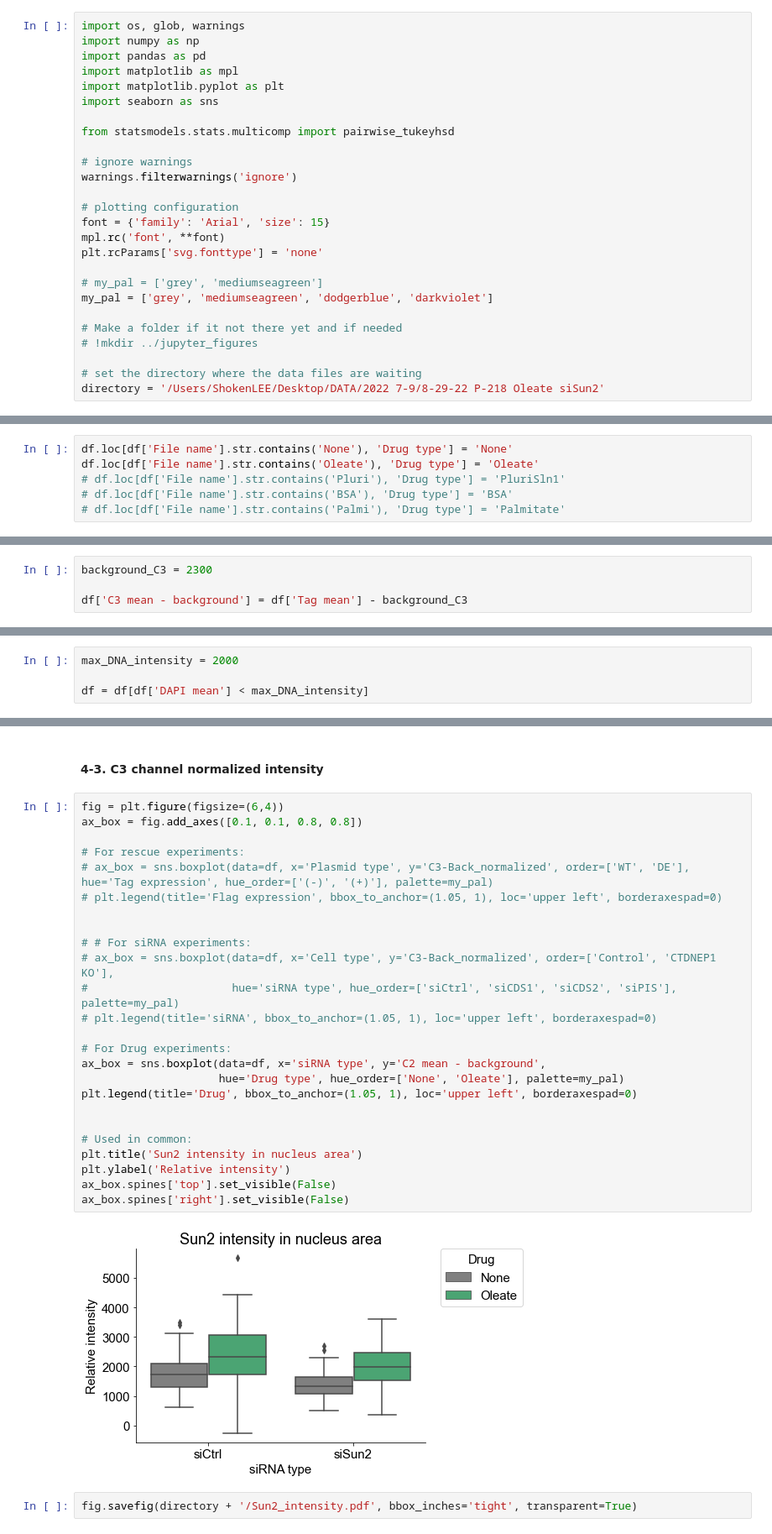
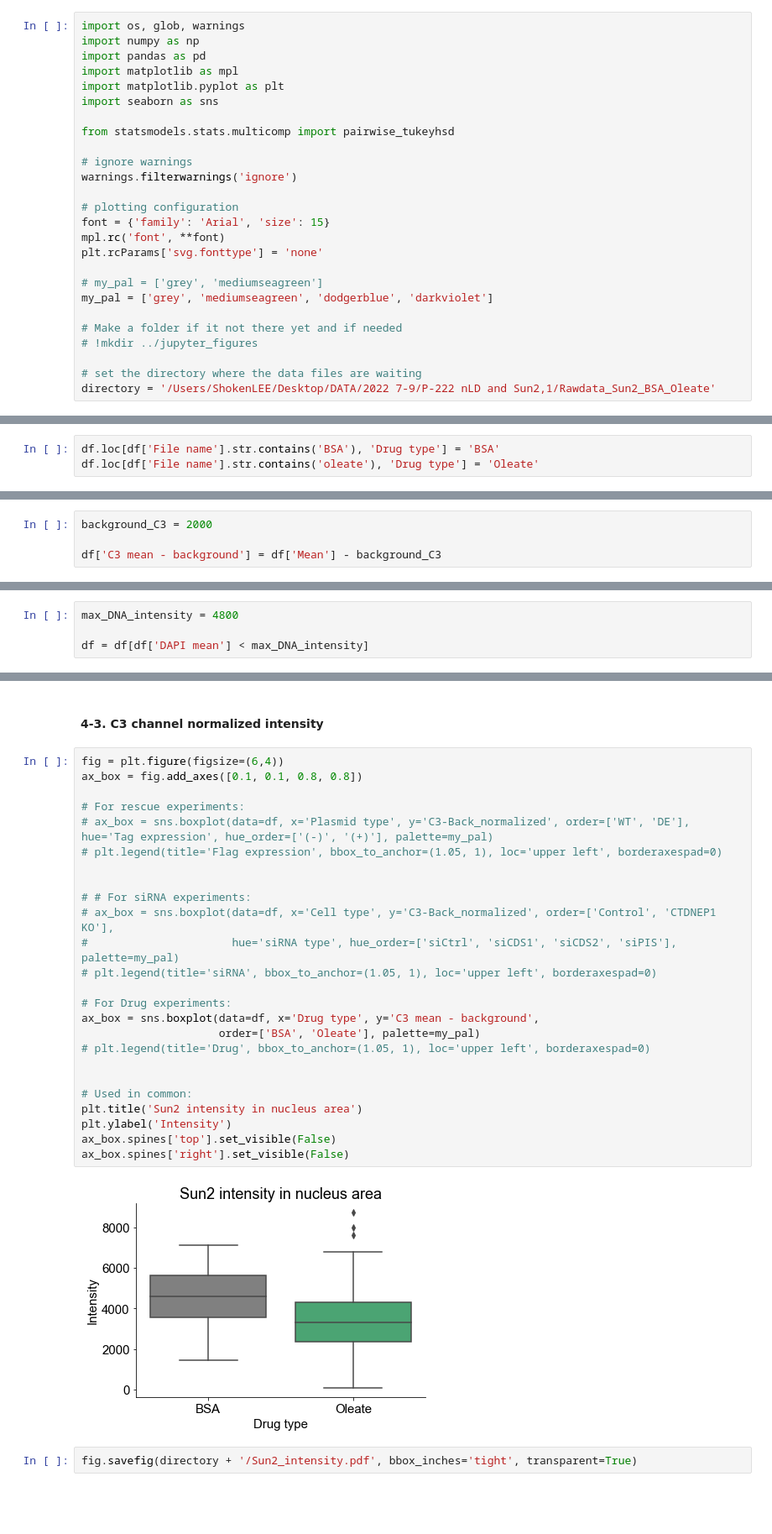
Before and after one commit to shokenlee/Lee_2023_Sun2-Lipid, a Jupyter notebook: Nuclear_abundance.ipynb, the cells around one changed output, grey strips where cells are left out. Shown at 84% size. Saved outputs shown, nothing was run; the diff lists cells and outputs as text; blank space fills up the shorter version.

```diff
--- a/Nuclear_abundance.ipynb
+++ b/Nuclear_abundance.ipynb
@@ -25,7 +25,7 @@ my_pal = ['grey', 'mediumseagreen', 'dodgerblue', 'darkviolet']
 # !mkdir ../jupyter_figures
 
 # set the directory where the data files are waiting
-directory = '/Users/ShokenLEE/Desktop/DATA/2022 7-9/8-29-22 P-218 Oleate siSun2'
+directory = '/Users/ShokenLEE/Desktop/DATA/2022 7-9/P-222 nLD and Sun2,1/Rawdata_Sun2_BSA_Oleate'
 # %% [markdown]
 ### **1. Concanatate all the CSV files**
 # %%
@@ -94,11 +95,8 @@ df.loc[df['File name'].str.contains('DE'), 'Plasmid type'] = 'DE'
 # %% [markdown]
 #### **Drug type**
 # %%
-df.loc[df['File name'].str.contains('None'), 'Drug type'] = 'None'
-df.loc[df['File name'].str.contains('Oleate'), 'Drug type'] = 'Oleate'
-# df.loc[df['File name'].str.contains('Pluri'), 'Drug type'] = 'PluriSln1'
-# df.loc[df['File name'].str.contains('BSA'), 'Drug type'] = 'BSA'
-# df.loc[df['File name'].str.contains('Palmi'), 'Drug type'] = 'Palmitate'
+df.loc[df['File name'].str.contains('BSA'), 'Drug type'] = 'BSA'
+df.loc[df['File name'].str.contains('oleate'), 'Drug type'] = 'Oleate'
 # %% [markdown]
 #### **Image number**
 # %%
@@ -147,9 +145,9 @@ Name: Mean, dtype: float64
 # %% [markdown]
 ##### **Background subtraction from C3 intensity value**
 # %%
-background_C3 = 2300
+background_C3 = 2000
 
-df['C3 mean - background'] = df['Tag mean'] - background_C3
+df['C3 mean - background'] = df['Mean'] - background_C3
 # %% [markdown]
 ##### **Background subtraction from C4 intensity value**
 # %%
@@ -192,7 +190,7 @@ hist = sns.displot(data=df, x='DAPI mean', binwidth=400)
 # %% [markdown]
 #### **Remove cells with too hight DAPI intensity, which are likely mitotic cells**
 # %%
-max_DNA_intensity = 2000
+max_DNA_intensity = 4800
 
 df = df[df['DAPI mean'] < max_DNA_intensity]
 # %% [markdown]
@@ -258,30 +254,30 @@ dtype: int64
 # %%
 fig = plt.figure(figsize=(6,4))
 ax_box = fig.add_axes([0.1, 0.1, 0.8, 0.8])
 
 # For rescue experiments:
 # ax_box = sns.boxplot(data=df, x='Plasmid type', y='C3-Back_normalized', order=['WT', 'DE'], hue='Tag expression', hue_order=['(-)', '(+)'], palette=my_pal)
 # plt.legend(title='Flag expression', bbox_to_anchor=(1.05, 1), loc='upper left', borderaxespad=0)
 
 
 # # For siRNA experiments:
 # ax_box = sns.boxplot(data=df, x='Cell type', y='C3-Back_normalized', order=['Control', 'CTDNEP1 KO'],
 #                      hue='siRNA type', hue_order=['siCtrl', 'siCDS1', 'siCDS2', 'siPIS'], palette=my_pal)
 # plt.legend(title='siRNA', bbox_to_anchor=(1.05, 1), loc='upper left', borderaxespad=0)
 
 # For Drug experiments:
-ax_box = sns.boxplot(data=df, x='siRNA type', y='C2 mean - background',
-                     hue='Drug type', hue_order=['None', 'Oleate'], palette=my_pal)
-plt.legend(title='Drug', bbox_to_anchor=(1.05, 1), loc='upper left', borderaxespad=0)
+ax_box = sns.boxplot(data=df, x='Drug type', y='C3 mean - background',
+                     order=['BSA', 'Oleate'], palette=my_pal)
+# plt.legend(title='Drug', bbox_to_anchor=(1.05, 1), loc='upper left', borderaxespad=0)
 
 
 # Used in common:
 plt.title('Sun2 intensity in nucleus area')
-plt.ylabel('Relative intensity')
+plt.ylabel('Intensity')
 ax_box.spines['top'].set_visible(False)
 ax_box.spines['right'].set_visible(False)
 # %% [output]
-[figure, old version]
+[figure, new version]
 # %%
 fig.savefig(directory + '/Sun2_intensity.pdf', bbox_inches='tight', transparent=True)
 # %% [markdown]
```
Also changed, not shown: parts of 9 cells of this notebook, 1 other file.
